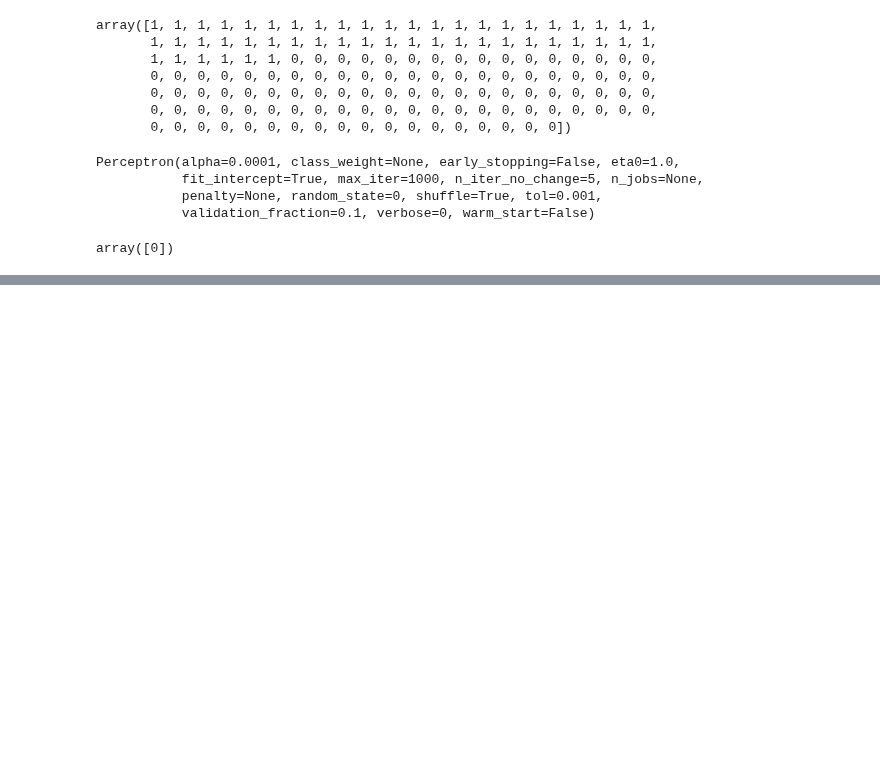
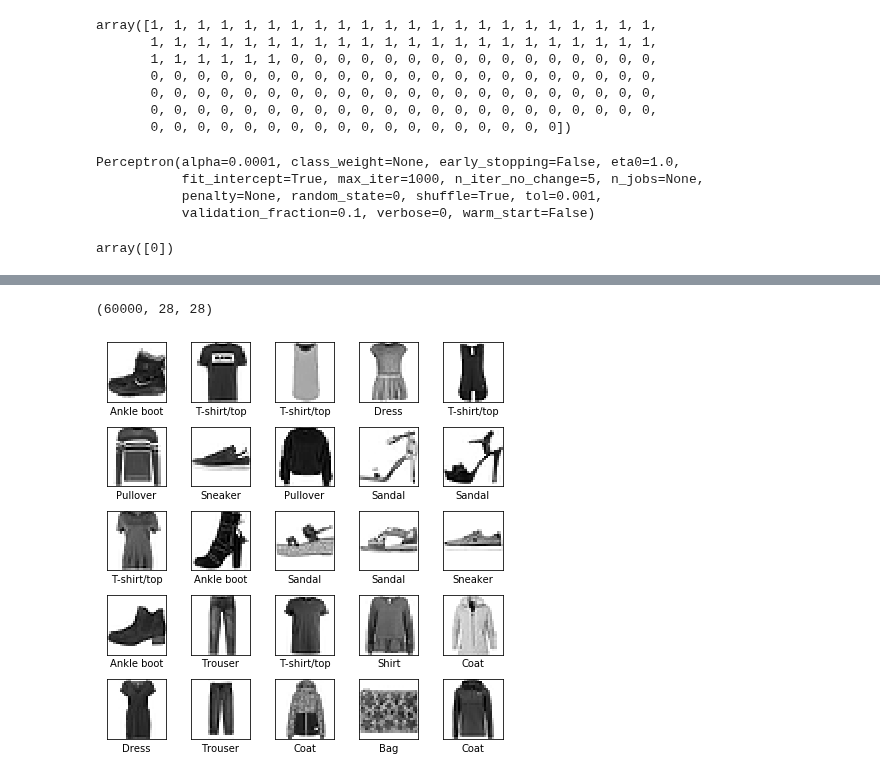
Before and after one commit to ItamarRocha/Machine-Learning-and-Data-Analysis, a Jupyter notebook: ML_practice/books/Hands On ML with scikit and TF - Aurelien Geron/chapter10.ipynb, the cells around one changed output, grey strips where cells are left out. Saved outputs shown, nothing was run; the diff lists cells and outputs as text; code cells hidden in the pictures; blank space fills up the shorter version.

Commit message:
fashion

```diff
--- a/ML_practice/books/Hands On ML with scikit and TF - Aurelien Geron/chapter10.ipynb
+++ b/ML_practice/books/Hands On ML with scikit and TF - Aurelien Geron/chapter10.ipynb
@@ -70,0 +75,11 @@ array([0])
+# %%
+fashion_mnist = keras.datasets.fashion_mnist
+# %%
+(X_train_full, y_train_full), (X_test, y_test) = fashion_mnist.load_data()
+# %%
+X_train_full.shape
+# %% [output]
+(60000, 28, 28)
+# %%
+class_names = ["T-shirt/top", "Trouser", "Pullover", "Dress", "Coat",
+"Sandal", "Shirt", "Sneaker", "Bag", "Ankle boot"]
@@ -70,0 +88,13 @@ array([0])
+# %%
+plt.figure(figsize=(6,6))
+
+for i in range(25):
+    plt.subplot(5, 5, i+1)
+    plt.xticks([])
+    plt.yticks([])
+    plt.grid(False)
+    plt.imshow(X_train_full[i], cmap=plt.cm.binary)
+    plt.xlabel(class_names[y_train_full[i]])
+plt.tight_layout()
+# %% [output]
+[figure, added]
```
Also changed, not shown: parts of 5 cells of this notebook.
